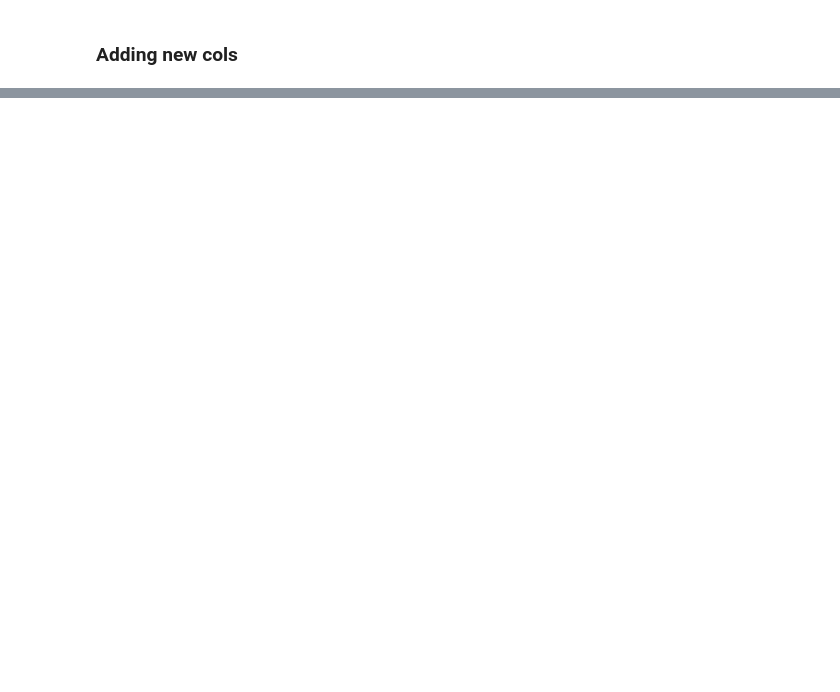
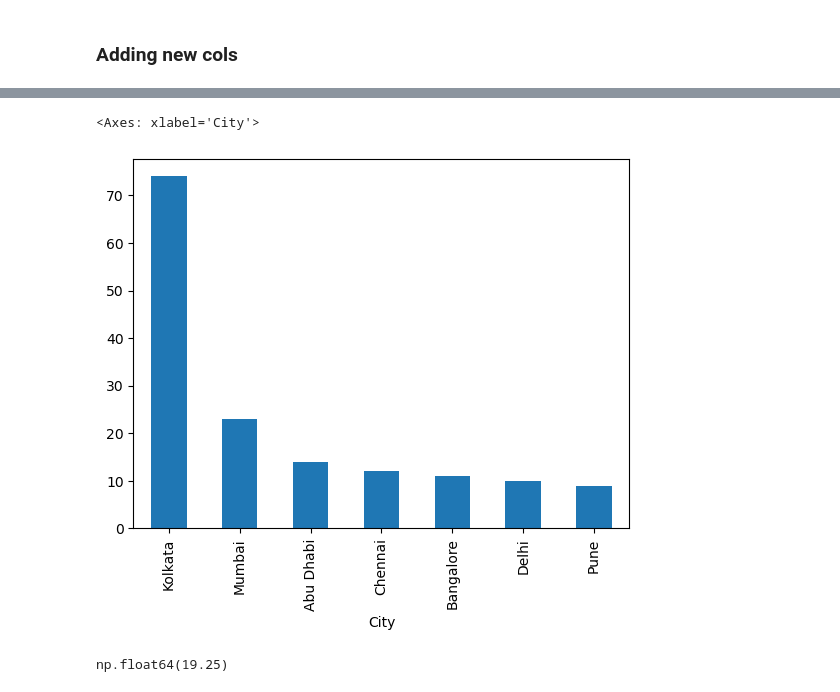
Before and after one commit to prince-raj07/Data-Science, a Jupyter notebook: python/Code/lec-17.ipynb, the cells around one changed output, grey strips where cells are left out. Drawn from its saved outputs; the diff is of its cells as text; code cells hidden in the pictures; blank space fills up the shorter version.

```diff
--- a/python/Code/lec-17.ipynb
+++ b/python/Code/lec-17.ipynb
@@ -703,0 +1026,17 @@ TypeError: 'float' object is not subscriptable
+# %%
+#9
+
+ipl1[(ipl1['Team1']=='Kolkata Knight Riders') |(ipl1['Team2']=='Kolkata Knight Riders')]['City'].value_counts().head(7).plot(kind='bar')
+# %% [output]
+<Axes: xlabel='City'>
+[figure, added]
+# %%
+#10
+
+ipl1.head(2)
+
+da = ipl1[(ipl1['Team1']=='Mumbai Indians') |(ipl1['Team2']=='Mumbai Indians')]
+
+da[da["Season"]=="2011"]['Margin'].mean()
+# %% [output]
+np.float64(19.25)
```
Also changed, not shown: parts of 23 cells of this notebook, 2 other files.
